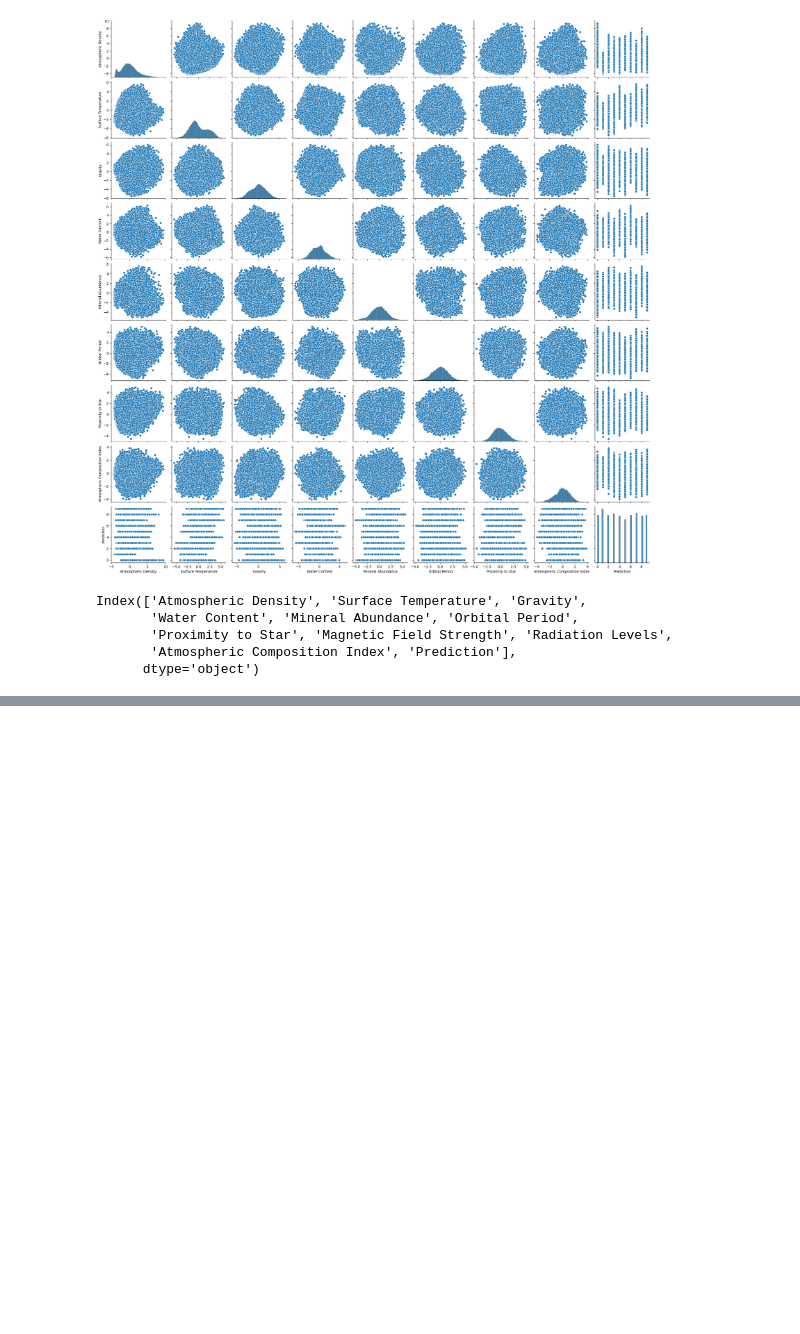
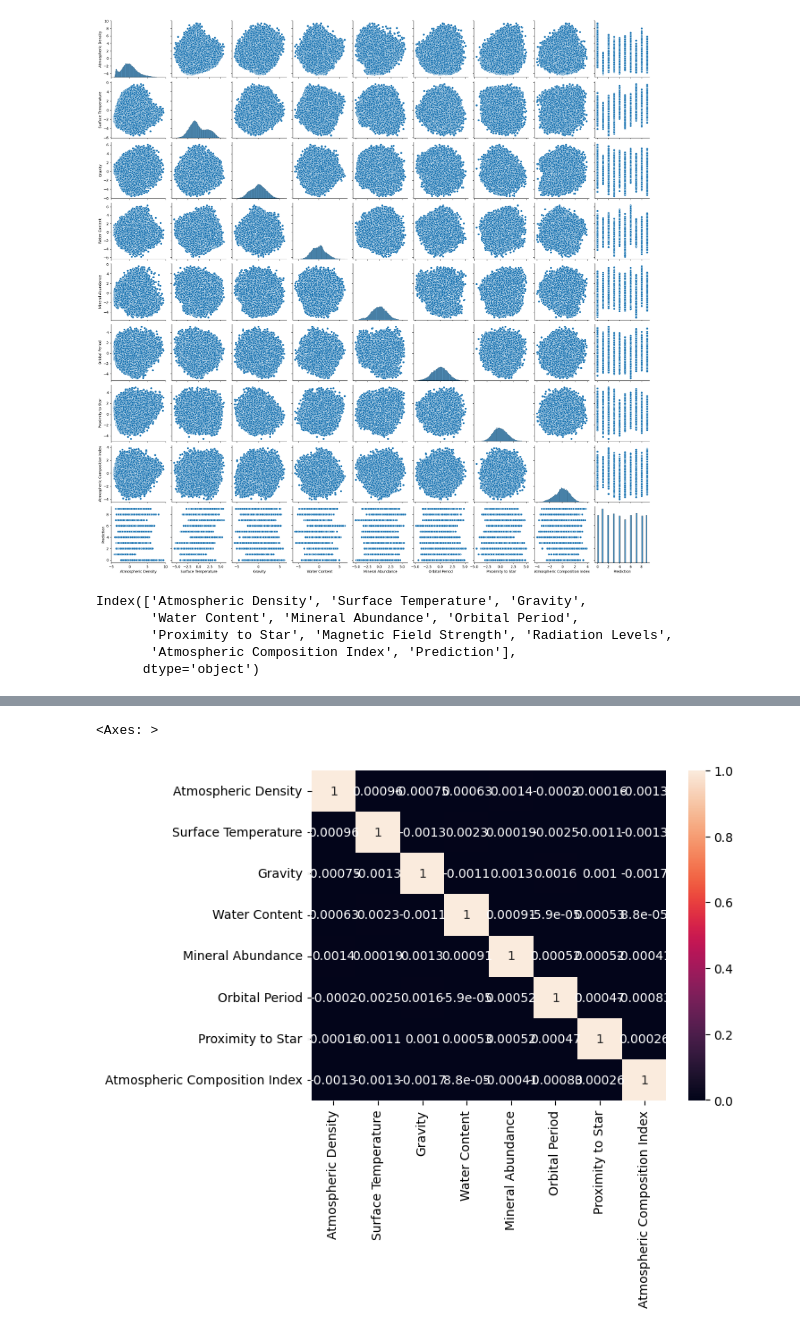
Before and after one commit to CodingYodha/Cosmic-Classifier, a Jupyter notebook: main.ipynb, the cells around one changed output, grey strips where cells are left out. Drawn from its saved outputs; the diff is of its cells as text; code cells hidden in the pictures; blank space fills up the shorter version.

```diff
--- a/main.ipynb
+++ b/main.ipynb
@@ -107,0 +160,6 @@ for col in df.columns:
+# %%
+corr_matrix = df[columns].corr()
+sns.heatmap(corr_matrix, annot=True)
+# %% [output]
+<Axes: >
+[figure, added]
```
Also changed, not shown: parts of 4 cells of this notebook.
